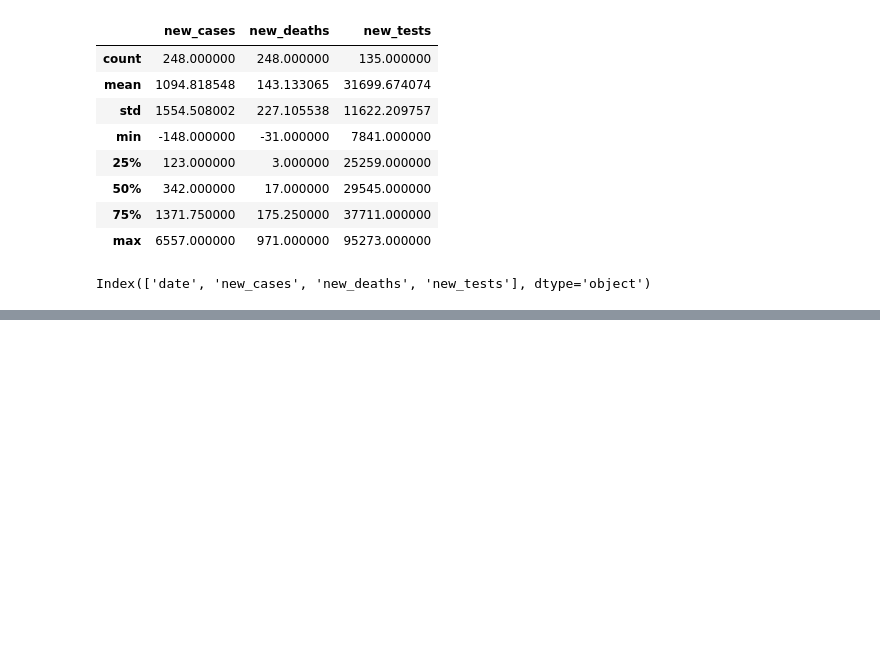
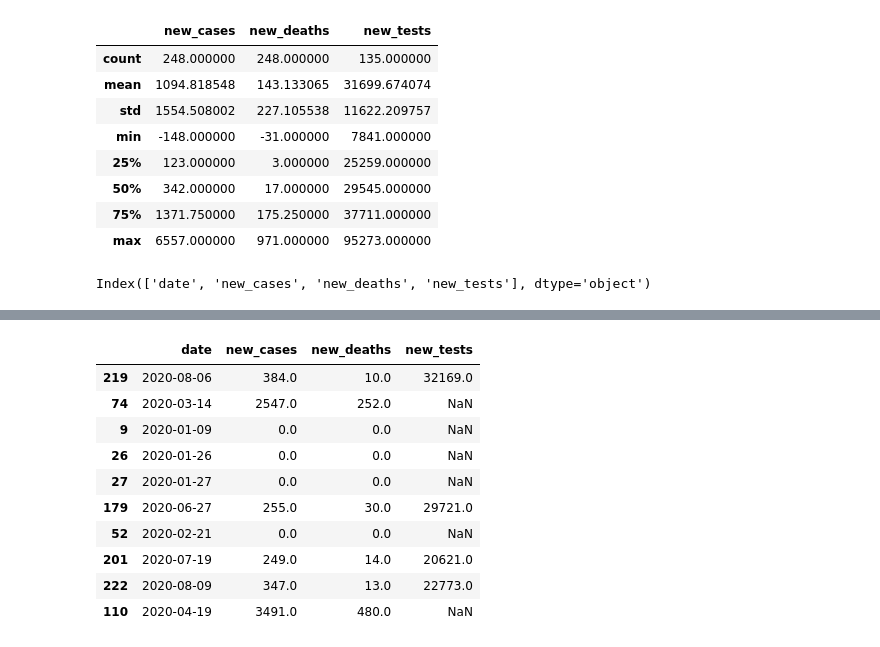
Before and after one commit to rookiemaniesh/python_tutorials, a Jupyter notebook: Untitled4.ipynb, the cells around one changed output, grey strips where cells are left out. Saved outputs shown, nothing was run; the diff lists cells and outputs as text; code cells hidden in the pictures; blank space fills up the shorter version.

```diff
--- a/Untitled4.ipynb
+++ b/Untitled4.ipynb
@@ -64,0 +151,14 @@ Index(['date', 'new_cases', 'new_deaths', 'new_tests'], dtype='object')
+# %%
+covid_df.sample(10)
+# %% [output]
+|  | date | new_cases | new_deaths | new_tests |
+| 219 | 2020-08-06 | 384.0 | 10.0 | 32169.0 |
+| 74 | 2020-03-14 | 2547.0 | 252.0 | NaN |
+| 9 | 2020-01-09 | 0.0 | 0.0 | NaN |
+| 26 | 2020-01-26 | 0.0 | 0.0 | NaN |
+| 27 | 2020-01-27 | 0.0 | 0.0 | NaN |
+| 179 | 2020-06-27 | 255.0 | 30.0 | 29721.0 |
+| 52 | 2020-02-21 | 0.0 | 0.0 | NaN |
+| 201 | 2020-07-19 | 249.0 | 14.0 | 20621.0 |
+| 222 | 2020-08-09 | 347.0 | 13.0 | 22773.0 |
+| 110 | 2020-04-19 | 3491.0 | 480.0 | NaN |
```
Also changed, not shown: parts of 9 cells of this notebook.
